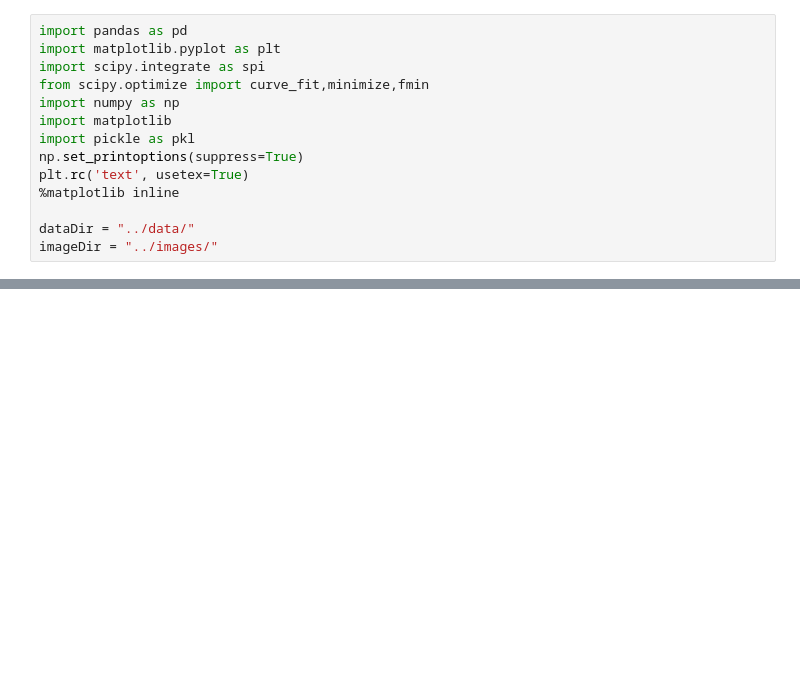
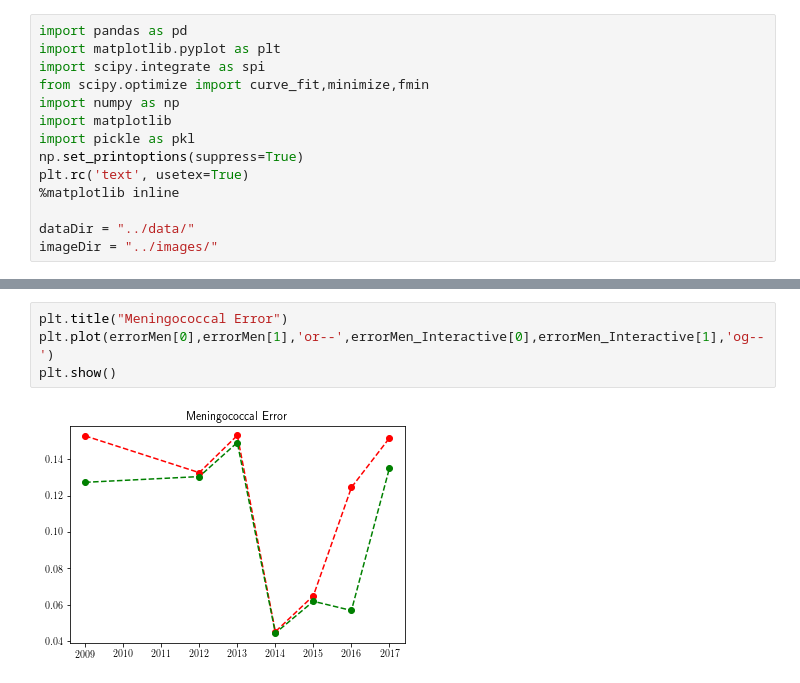
Before and after one commit to polivares/InteractiveSIRData, a Jupyter notebook: jpts/SIR-Compared Errors.ipynb, the cells around one changed output, grey strips where cells are left out. Drawn from its saved outputs; the diff is of its cells as text; blank space fills up the shorter version.

```diff
--- a/jpts/SIR-Compared Errors.ipynb
+++ b/jpts/SIR-Compared Errors.ipynb
@@ -36,0 +64,6 @@ TypeError: 'dict_values' object is not subscriptable
+# %%
+plt.title("Meningococcal Error")
+plt.plot(errorMen[0],errorMen[1],'or--',errorMen_Interactive[0],errorMen_Interactive[1],'og--')
+plt.show()
+# %% [output]
+[figure, added]
```
Also changed, not shown: parts of 7 cells of this notebook, 4 other files.
